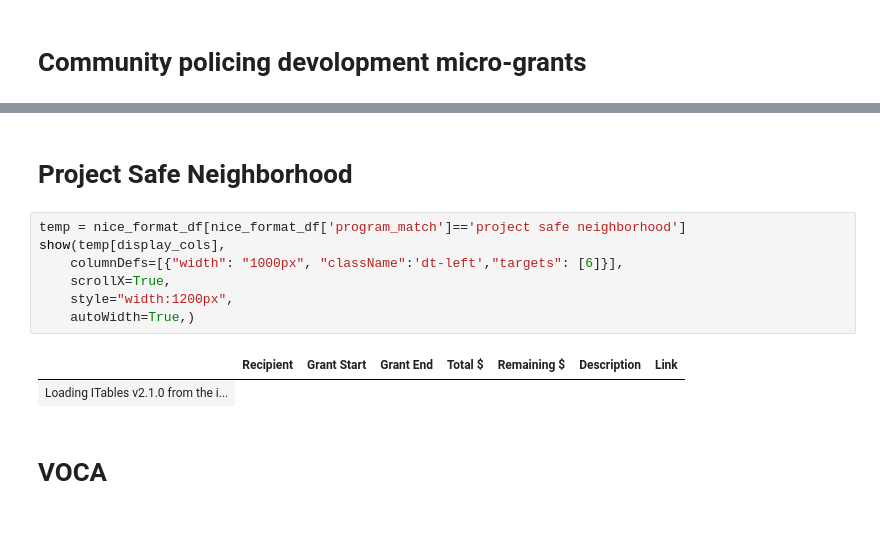
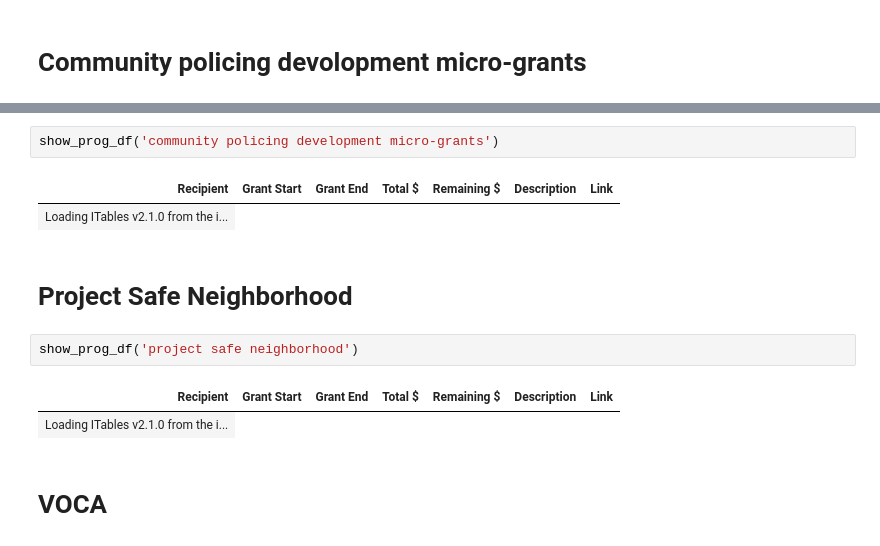
Before and after one commit to stoddardg/usaspending_analysis, a Jupyter notebook: funding_report.ipynb, the cells around one changed output, grey strips where cells are left out. Saved outputs shown, nothing was run; the diff lists cells and outputs as text.

```diff
--- a/funding_report.ipynb
+++ b/funding_report.ipynb
@@ -140,14 +254,14 @@ show(temp[display_cols],
+# %%
+show_prog_df('community policing development micro-grants')
+# %% [output]
+| Recipient | Grant Start | Grant End | Total $ | Remaining $ | Description | Link |
+| Loading ITables v2.1.0 from the i... |
 # %% [markdown]
 # Project Safe Neighborhood
-# %%
-temp = nice_format_df[nice_format_df['program_match']=='project safe neighborhood']
-show(temp[display_cols],
-    columnDefs=[{"width": "1000px", "className":'dt-left',"targets": [6]}],
-    scrollX=True,
-    style="width:1200px",
-    autoWidth=True,)
-# %% [output]
-|  | Recipient | Grant Start | Grant End | Total $ | Remaining $ | Description | Link |
-| Loading ITables v2.1.0 from the i... |
+# %%
+show_prog_df('project safe neighborhood')
+# %% [output]
+| Recipient | Grant Start | Grant End | Total $ | Remaining $ | Description | Link |
+| Loading ITables v2.1.0 from the i... |
 # %% [markdown]
 # VOCA
```
Also changed, not shown: parts of 48 cells of this notebook.
